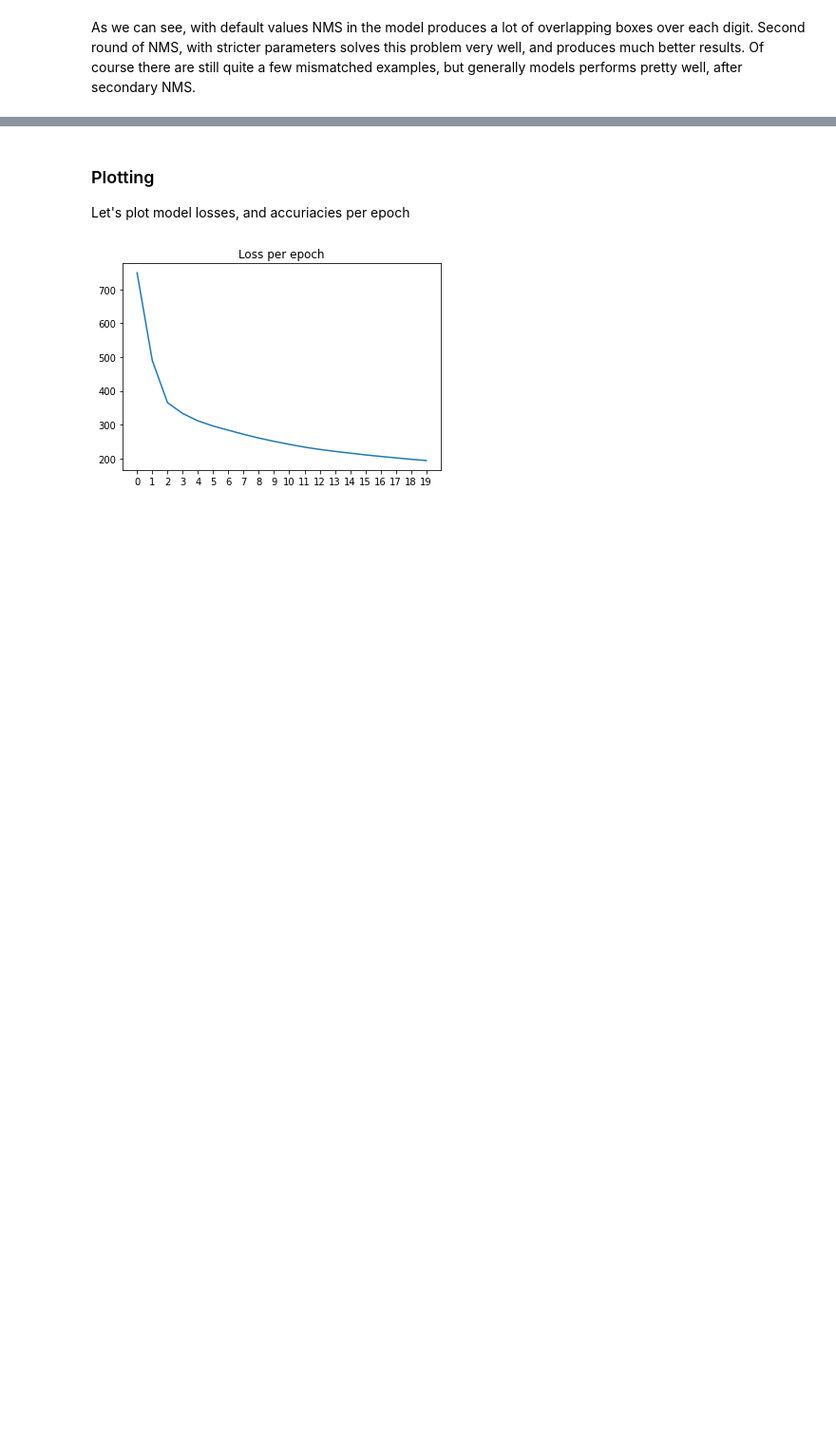
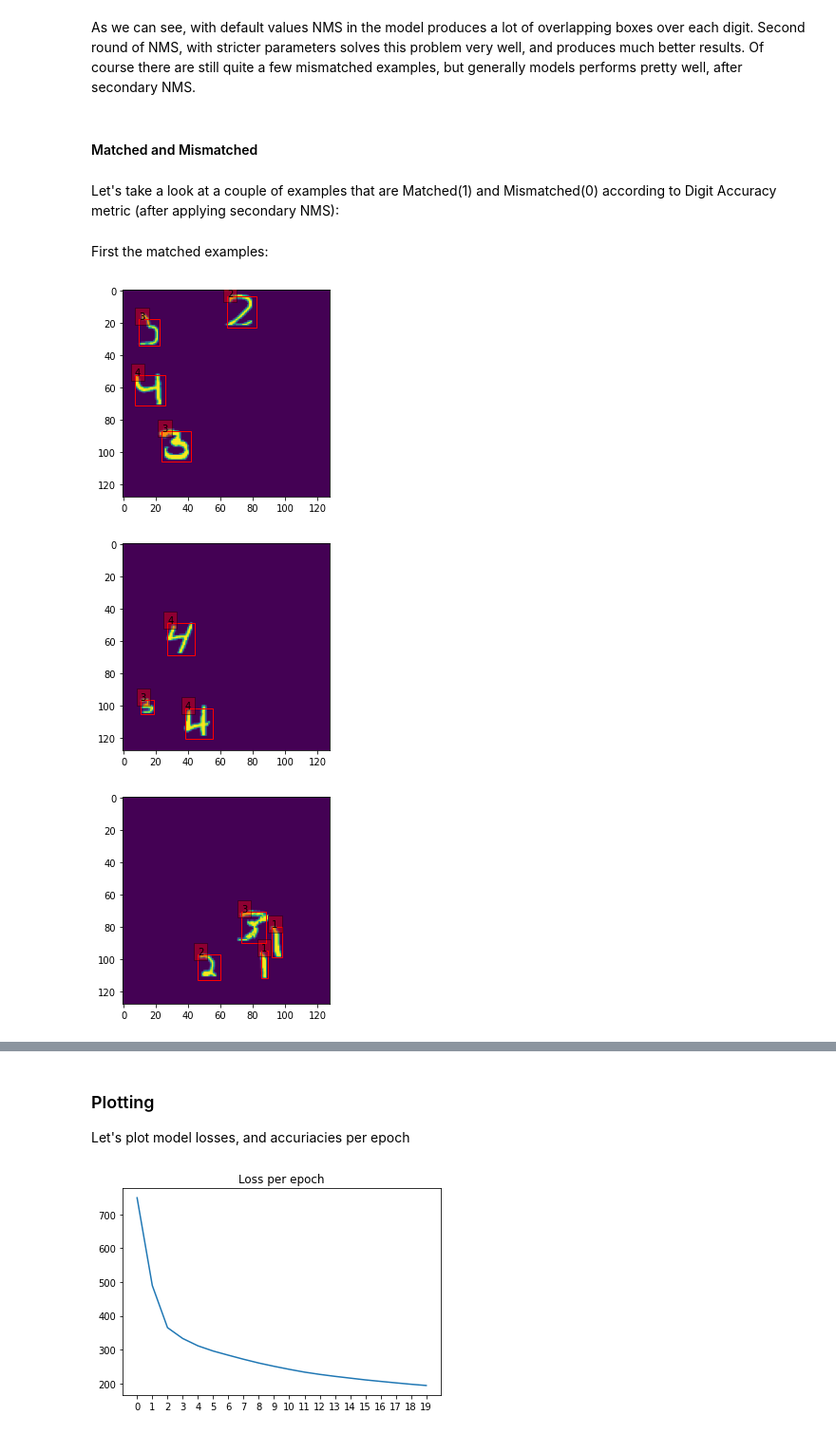
Before and after one commit to wladekpal/GSN, a Jupyter notebook: zad2/hw2_fcos_student.ipynb, the cells around one changed output, grey strips where cells are left out. Shown at 95% size. Saved outputs shown, nothing was run; the diff lists cells and outputs as text; code cells hidden in the pictures; blank space fills up the shorter version.

```diff
--- a/zad2/hw2_fcos_student.ipynb
+++ b/zad2/hw2_fcos_student.ipynb
@@ -1235,2 +1227,38 @@ draw_predictions(fcos, random_canvas, include_nms=True)
 # %% [markdown]
 As we can see, with default values NMS in the model produces a lot of overlapping boxes over each digit. Second round of NMS, with stricter parameters solves this problem very well, and produces much better results. Of course there are still quite a few mismatched examples, but generally models performs pretty well, after secondary NMS.
+# %% [markdown]
+#### Matched and Mismatched
+# %% [markdown]
+Let's take a look at a couple of examples that are Matched(1) and Mismatched(0) according to Digit Accuracy metric (after applying secondary NMS):
+# %%
+da = DigitAccuracy()
+
+matched = []
+mismatched = []
+NUM_PLOTTED = 3
+
+for c in TEST_CANVAS:
+    with torch.no_grad():
+        output = fcos(c.get_torch_tensor())
+        boxes = output[0]["boxes"]
+        labels = output[0]["labels"]
+        scores = output[0]["scores"]
+
+        new_boxes, new_labels = perform_nms_and_filtering(boxes, labels, scores)
+
+        mnist_boxes = [MnistBox(x_min=b[1].cpu(), y_min=b[0].cpu(), x_max=b[3].cpu(), y_max=b[2].cpu(), class_nb=l)
+                        for b, l in zip(new_boxes, new_labels)]
+        new_canvas = MnistCanvas(c.image, mnist_boxes)
+        if da.compute_metric(mnist_boxes, c) == 0:
+            mismatched.append(new_canvas)
+        else:
+            matched.append(new_canvas)
+# %% [markdown]
+First the matched examples:
+# %%
+for m in matched[:NUM_PLOTTED]:
+    m.plot()
+# %% [output]
+[figure, added]
+[figure, added]
+[figure, added]
```
Also changed, not shown: parts of 7 cells of this notebook.
